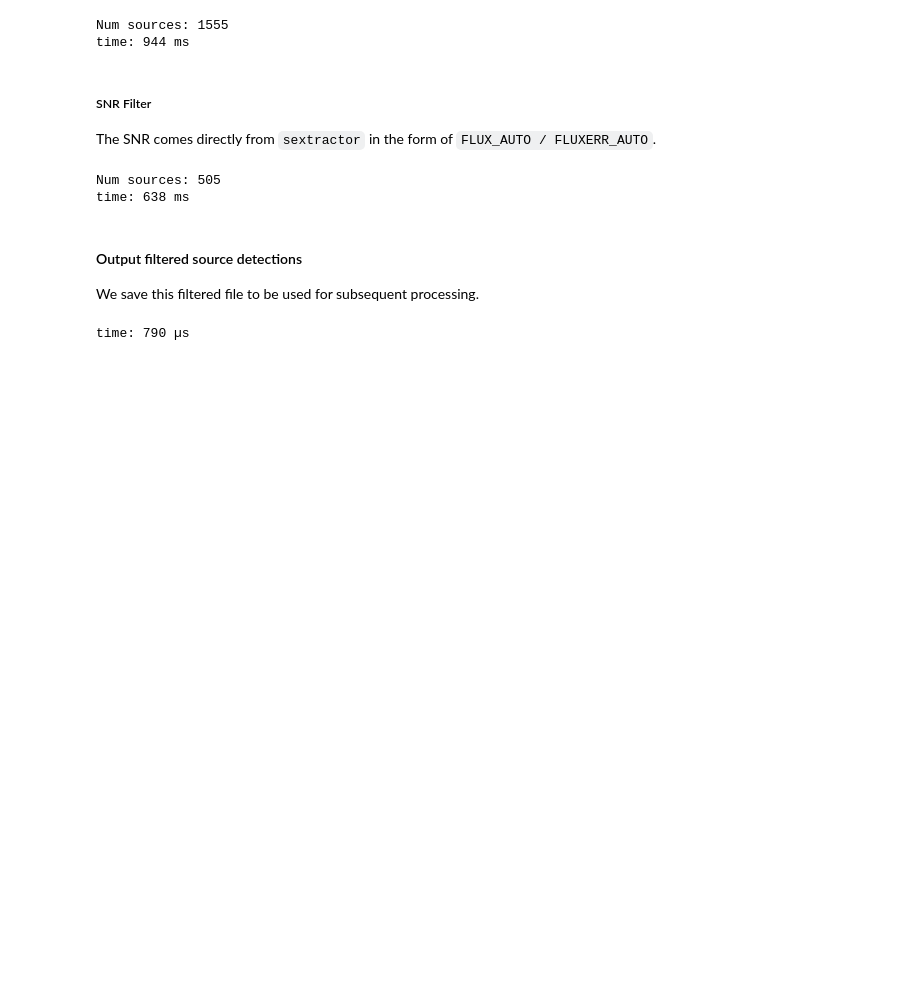
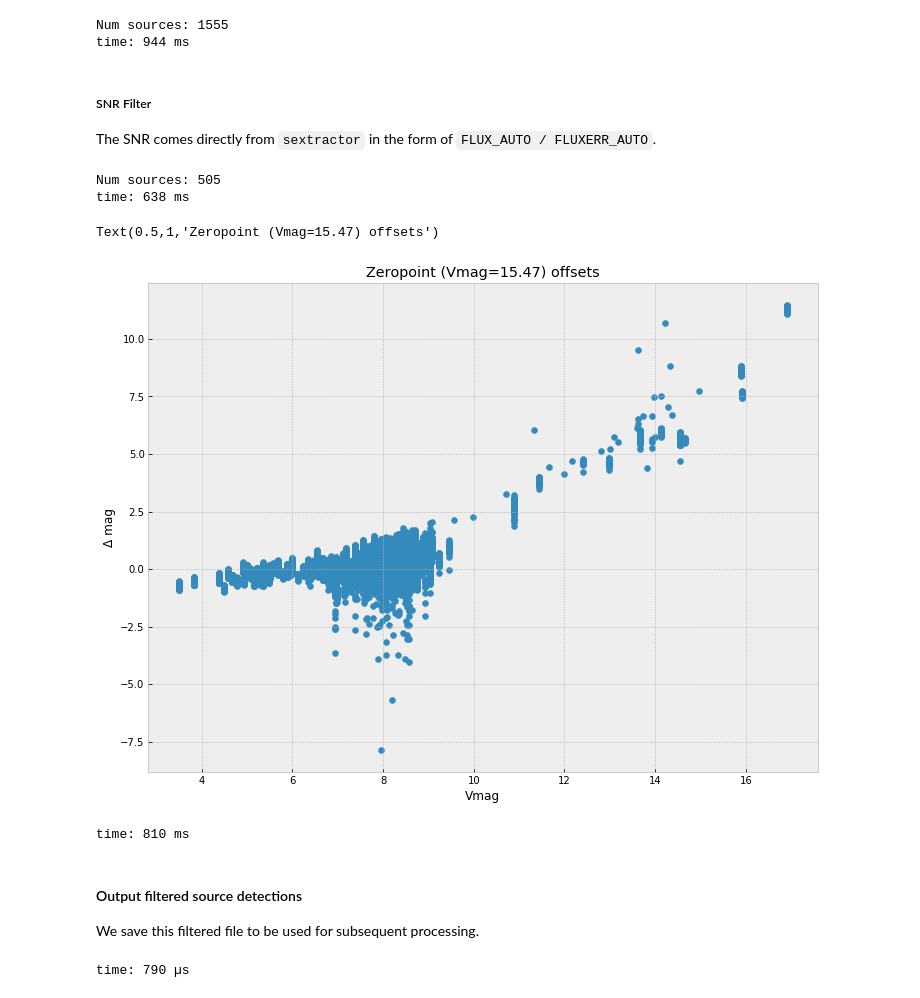
Before and after one commit to panoptes/panoptes-pipeline, a Jupyter notebook: notebooks/processing/Source-Detection-And-Filtering.ipynb, the cells around one changed output. Saved outputs shown, nothing was run; the diff lists cells and outputs as text; code cells hidden in the pictures; blank space fills up the shorter version.

Commit message:
Adding a simple zeropoint plot for source detection

```diff
--- a/notebooks/processing/Source-Detection-And-Filtering.ipynb
+++ b/notebooks/processing/Source-Detection-And-Filtering.ipynb
@@ -174,6 +174,22 @@ print(f"Num sources: {num_sources}")
 # %% [output]
 Num sources: 505
 time: 638 ms
+# %%
+observation_sources['zeropoint'] = observation_sources.vmag - (-2.5 * np.log10(observation_sources.flux_auto / observation_sources.exp_time))
+# %%
+x = observation_sources.vmag.values
+y = (observation_sources.zeropoint - observation_sources.zeropoint.mean()).values
+
+plt.figure(figsize=(12, 9))
+
+plt.scatter(x=x, y=y)
+plt.xlabel('Vmag')
+plt.ylabel('Δ mag')
+plt.title(f'Zeropoint (Vmag={observation_sources.zeropoint.mean():.02f}) offsets')
+# %% [output]
+Text(0.5,1,'Zeropoint (Vmag=15.47) offsets')
+[figure, added]
+time: 810 ms
 # %% [markdown]
 #### Output filtered source detections
 
```
